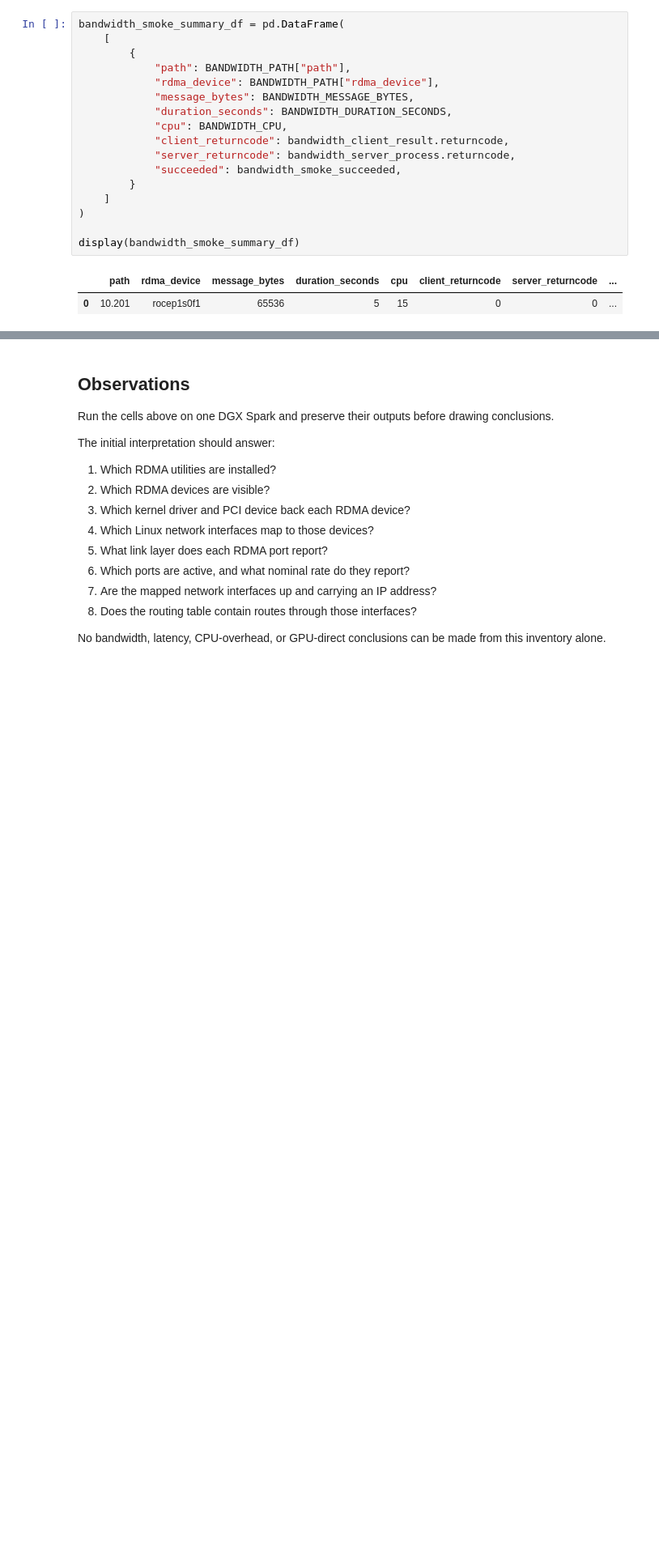
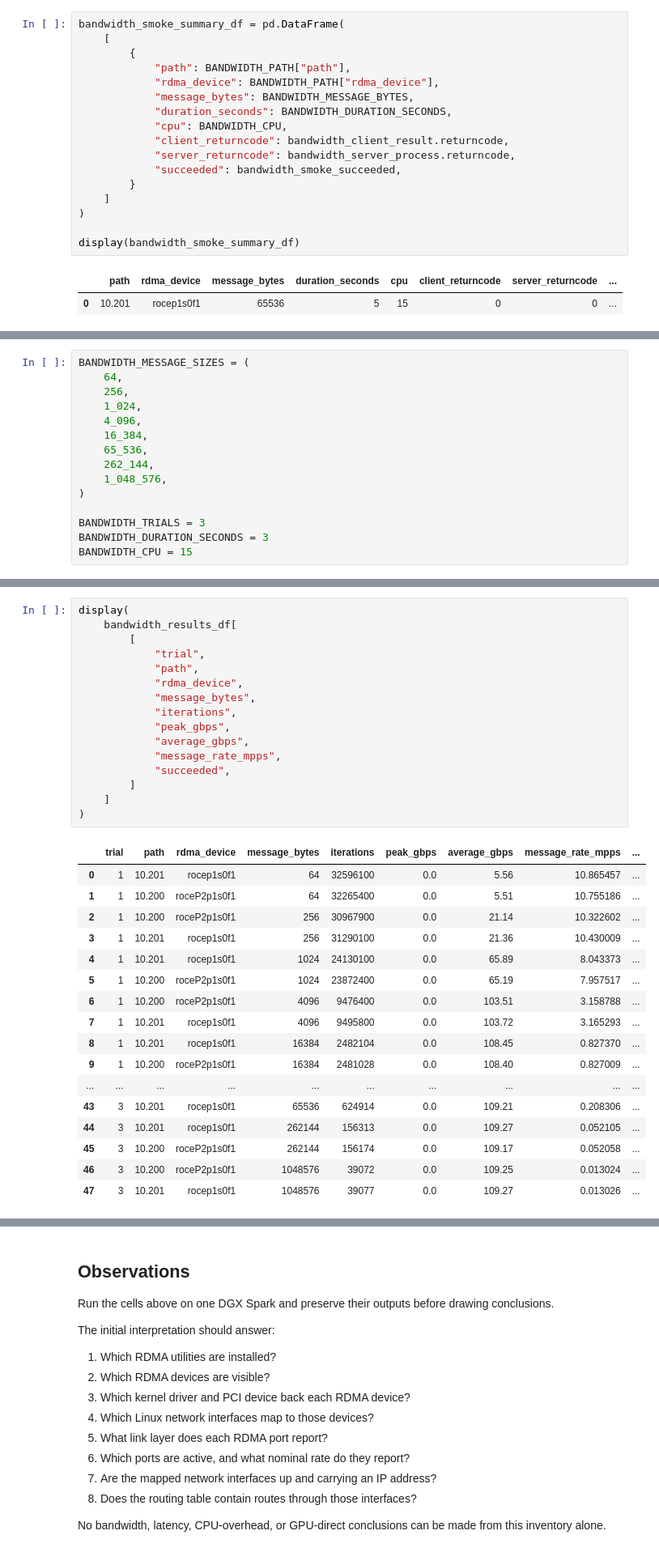
Before and after one commit to coert/dgx-spark-lab, a Jupyter notebook: experiments/00-foundations/09-rdma-fundamentals.ipynb, the cells around one changed output, grey strips where cells are left out. Shown at 81% size. Cells and saved outputs as stored; diff of their text form; blank space fills up the shorter version.

Commit message:
Benchmark RDMA write bandwidth scaling

```diff
--- a/experiments/00-foundations/09-rdma-fundamentals.ipynb
+++ b/experiments/00-foundations/09-rdma-fundamentals.ipynb
@@ -2099,0 +2119,15 @@ display(bandwidth_smoke_summary_df)
+# %%
+BANDWIDTH_MESSAGE_SIZES = (
+    64,
+    256,
+    1_024,
+    4_096,
+    16_384,
+    65_536,
+    262_144,
+    1_048_576,
+)
+
+BANDWIDTH_TRIALS = 3
+BANDWIDTH_DURATION_SECONDS = 3
+BANDWIDTH_CPU = 15
@@ -2099,0 +2357,34 @@ display(bandwidth_smoke_summary_df)
+# %%
+display(
+    bandwidth_results_df[
+        [
+            "trial",
+            "path",
+            "rdma_device",
+            "message_bytes",
+            "iterations",
+            "peak_gbps",
+            "average_gbps",
+            "message_rate_mpps",
+            "succeeded",
+        ]
+    ]
+)
+# %% [output]
+|  | trial | path | rdma_device | message_bytes | iterations | peak_gbps | average_gbps | message_rate_mpps | ... |
+| 0 | 1 | 10.201 | rocep1s0f1 | 64 | 32596100 | 0.0 | 5.56 | 10.865457 | ... |
+| 1 | 1 | 10.200 | roceP2p1s0f1 | 64 | 32265400 | 0.0 | 5.51 | 10.755186 | ... |
+| 2 | 1 | 10.200 | roceP2p1s0f1 | 256 | 30967900 | 0.0 | 21.14 | 10.322602 | ... |
+| 3 | 1 | 10.201 | rocep1s0f1 | 256 | 31290100 | 0.0 | 21.36 | 10.430009 | ... |
+| 4 | 1 | 10.201 | rocep1s0f1 | 1024 | 24130100 | 0.0 | 65.89 | 8.043373 | ... |
+| 5 | 1 | 10.200 | roceP2p1s0f1 | 1024 | 23872400 | 0.0 | 65.19 | 7.957517 | ... |
+| 6 | 1 | 10.200 | roceP2p1s0f1 | 4096 | 9476400 | 0.0 | 103.51 | 3.158788 | ... |
+| 7 | 1 | 10.201 | rocep1s0f1 | 4096 | 9495800 | 0.0 | 103.72 | 3.165293 | ... |
+| 8 | 1 | 10.201 | rocep1s0f1 | 16384 | 2482104 | 0.0 | 108.45 | 0.827370 | ... |
+| 9 | 1 | 10.200 | roceP2p1s0f1 | 16384 | 2481028 | 0.0 | 108.40 | 0.827009 | ... |
+| ... | ... | ... | ... | ... | ... | ... | ... | ... | ... |
+| 43 | 3 | 10.201 | rocep1s0f1 | 65536 | 624914 | 0.0 | 109.21 | 0.208306 | ... |
+| 44 | 3 | 10.201 | rocep1s0f1 | 262144 | 156313 | 0.0 | 109.27 | 0.052105 | ... |
+| 45 | 3 | 10.200 | roceP2p1s0f1 | 262144 | 156174 | 0.0 | 109.17 | 0.052058 | ... |
+| 46 | 3 | 10.200 | roceP2p1s0f1 | 1048576 | 39072 | 0.0 | 109.25 | 0.013024 | ... |
+| 47 | 3 | 10.201 | rocep1s0f1 | 1048576 | 39077 | 0.0 | 109.27 | 0.013026 | ... |
```
Also changed, not shown: parts of 7 cells of this notebook.
